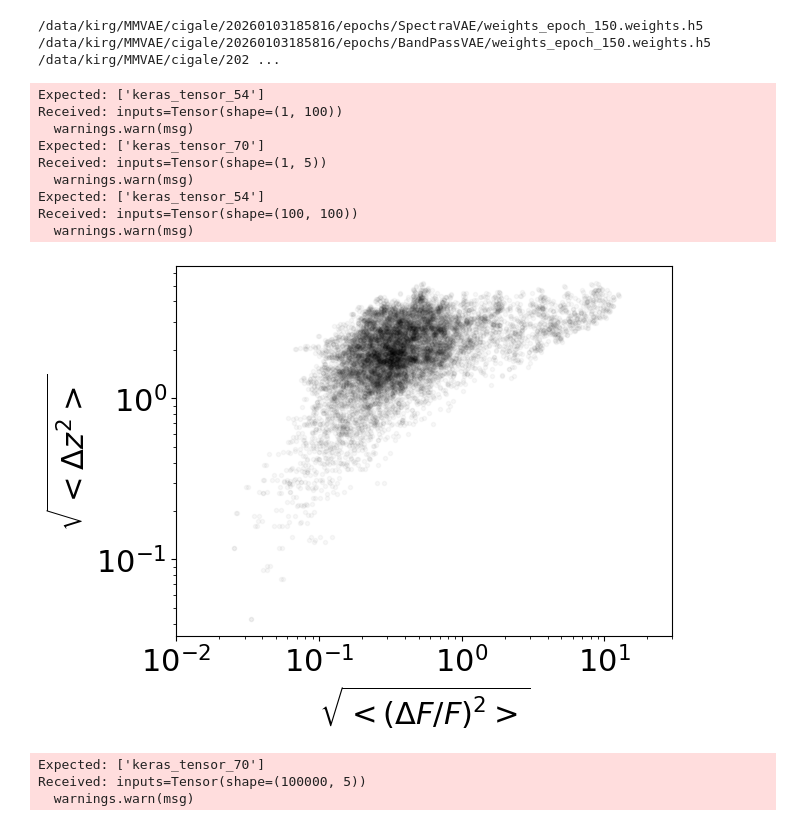
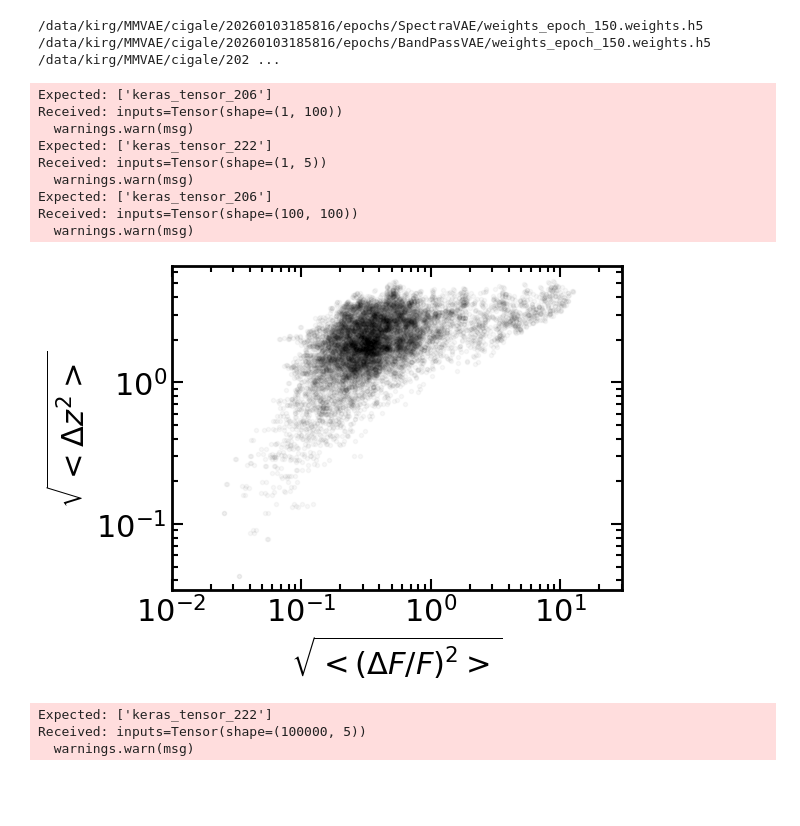
Before and after one commit to astrodeepnet/vae_mpoe, a Jupyter notebook: latent_space_proximity.ipynb, the cells around one changed output. Drawn from its saved outputs; the diff is of its cells as text; code cells hidden in the pictures; blank space fills up the shorter version.

```diff
--- a/latent_space_proximity.ipynb
+++ b/latent_space_proximity.ipynb
@@ -115,43 +115,64 @@ plt.ylabel(r'$\sqrt{<\Delta z^2>}$')
 plt.xscale('log')
 plt.yscale('log')
 plt.xlim(1e-2, 3e1)
+
+ax = plt.gca()
+ax.tick_params(which='both', direction='in', top=True, right=True)
+ax.tick_params(which='major', length=8, width=1.5)
+ax.tick_params(which='minor', length=4, width=1.5)
+
+for spine in ax.spines.values():
+    spine.set_linewidth(2)
+
+
+plt.tight_layout()
 plt.savefig(f'dLS_dF_spec_{id_run}.png')
 
 plt.show()
 
 
 
 inp_phot_sel = inp_sed[1000:1100]
 phot_applied = bpvae.apply(inp_sed)
 phot_applied_z = spec_applied[2]
 
 dist2_inp_phot = np.sqrt(np.mean(((inp_phot_sel[:, None, :] - inp_phot_sel[None, :, :]) / inp_phot_sel[:, None, :])**2, axis=2))
 dist2_z_phot = np.sqrt(np.mean((phot_applied_z[:, None, :] - phot_applied_z[None, :, :])**2, axis=2))
 
 plt.plot(dist2_inp_phot, dist2_z_phot, 'k.', alpha=0.03)
 plt.xlabel(r'$\sqrt{<(\Delta F / F)^2>}$')
 plt.ylabel(r'$\sqrt{<\Delta z^2>}$')
 
 #plt.hist2d(dist2_inp_phot.flatten(), dist2_z_phot.flatten())
 plt.xscale('log')
 plt.yscale('log')
 #plt.xlim(1e-2, 3e1)
 
+ax = plt.gca()
+ax.tick_params(which='both', direction='in', top=True, right=True)
+ax.tick_params(which='major', length=8, width=1.5)
+ax.tick_params(which='minor', length=4, width=1.5)
+
+for spine in ax.spines.values():
+    spine.set_linewidth(2)
+
+
+plt.tight_layout()
 plt.savefig(f'dLS_dF_phot_{id_run}.png')
 
 plt.show()
 # %% [output]
 /data/kirg/MMVAE/cigale/20260103185816/epochs/SpectraVAE/weights_epoch_150.weights.h5 /data/kirg/MMVAE/cigale/20260103185816/epochs/BandPassVAE/weights_epoch_150.weights.h5 /data/kirg/MMVAE/cigale/202 ...
-Expected: ['keras_tensor_54']
+Expected: ['keras_tensor_206']
 Received: inputs=Tensor(shape=(1, 100))
   warnings.warn(msg)
-Expected: ['keras_tensor_70']
+Expected: ['keras_tensor_222']
 Received: inputs=Tensor(shape=(1, 5))
   warnings.warn(msg)
-Expected: ['keras_tensor_54']
+Expected: ['keras_tensor_206']
 Received: inputs=Tensor(shape=(100, 100))
   warnings.warn(msg)
-[figure, old version]
+[figure, new version]
-Expected: ['keras_tensor_70']
+Expected: ['keras_tensor_222']
 Received: inputs=Tensor(shape=(100000, 5))
   warnings.warn(msg)
```
Also changed, not shown: parts of 3 cells of this notebook, 3 other files.
